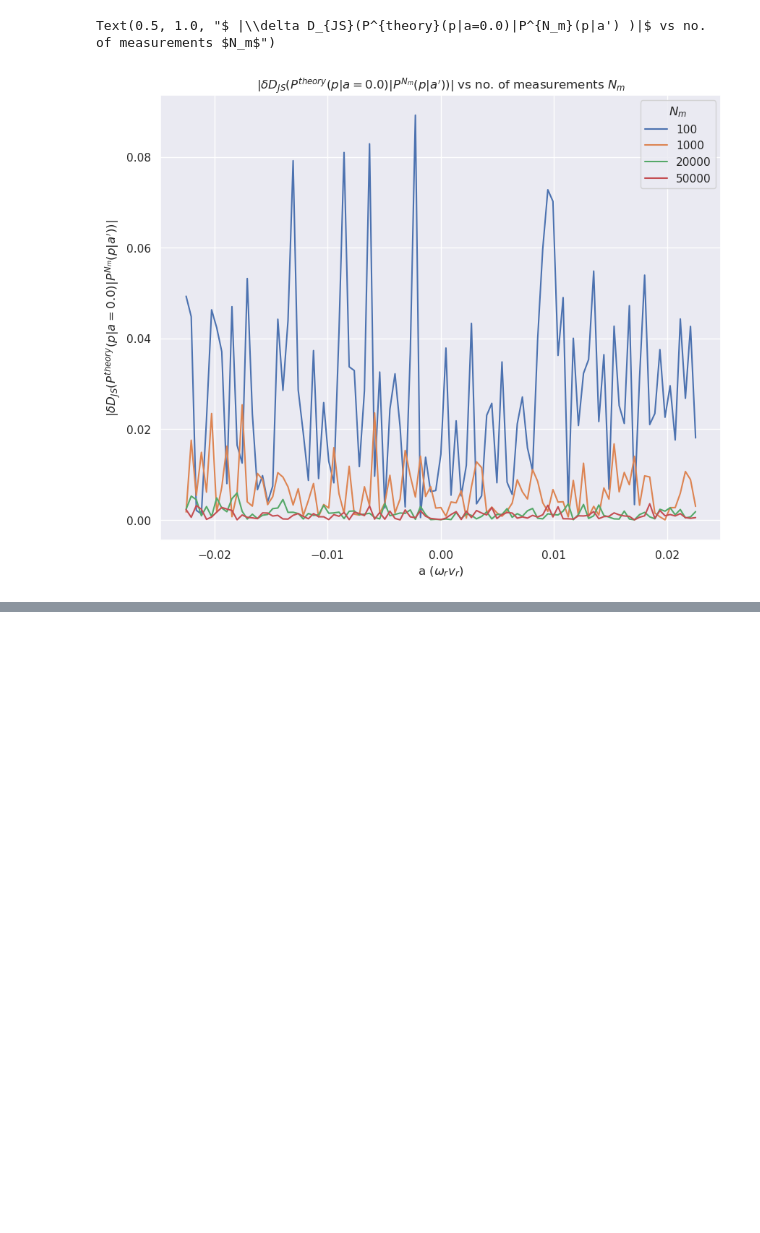
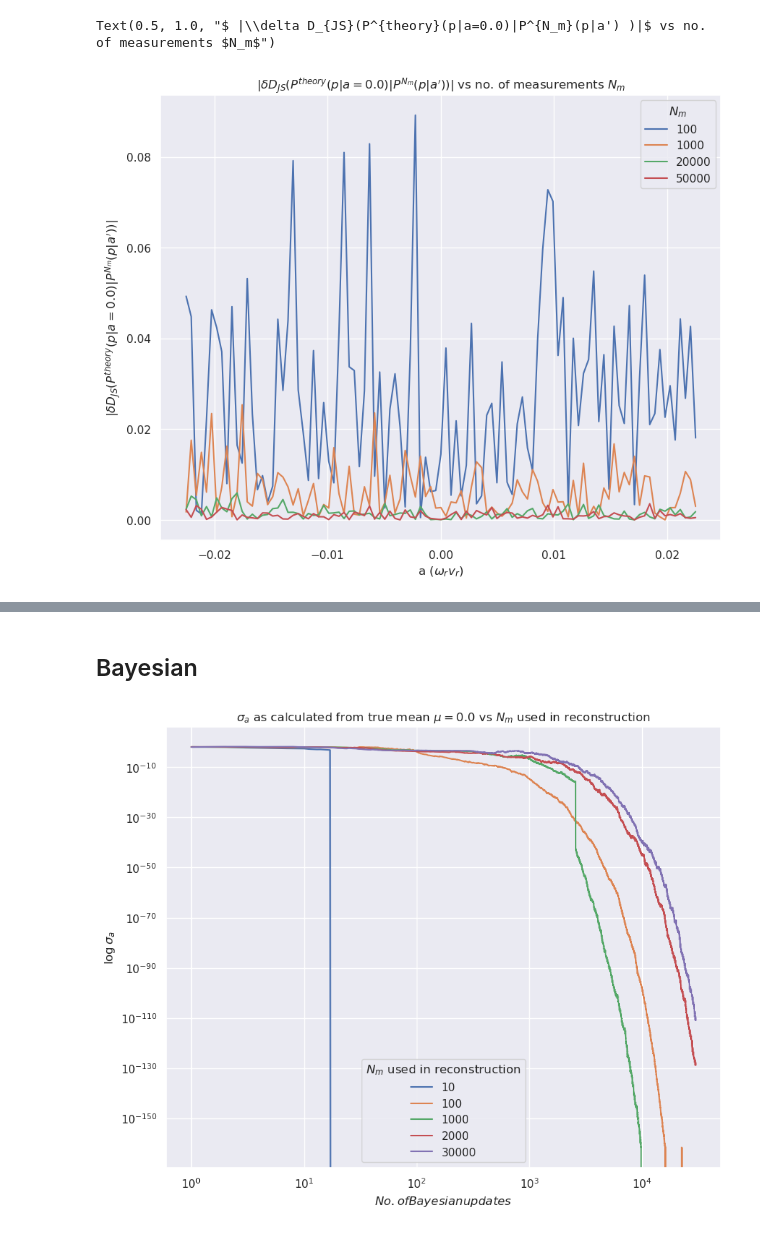
Before and after one commit to rootware/lattice_evolution, a Jupyter notebook: Python/Experimental_comparison.ipynb, the cells around one changed output, grey strips where cells are left out. Drawn from its saved outputs; the diff is of its cells as text; code cells hidden in the pictures; blank space fills up the shorter version.

Commit message:
Bayesian code --- needs debugging

```diff
--- a/Python/Experimental_comparison.ipynb
+++ b/Python/Experimental_comparison.ipynb
@@ -263,0 +303,68 @@ Text(0.5, 1.0, "$ |\\delta D_{JS}(P^{theory}(p|a=0.0)|P^{N_m}(p|a') )|$ vs no. o
+# %% [markdown]
+## Bayesian
+# %%
+
+PossibleMomentumOutcomes =np.array( [-10+2*i for i in range(0,11)]); # values of momentum in n\hbar k_L
+PossibleOutcomes = range(0,11);
+datamom =np.reshape( MomProb, ( AList.size, VList.size,11));
+fig= plt.figure(figsize=(10,8))
+P_actual=np.array(datamom[:,int(( VList.shape[0]-1)/2),:]); # Fix this hardcoded value #FUCK
+P_simulated = np.zeros(P_actual.shape);
+runs = np.array([ 10,100,1000,2000, 30000]);
+#runs=np.array([20000]);
+
+for r in runs:
+    for i in range(len(AList)):
+        P_actual[i]=P_actual[i]/np.sum(P_actual[i]);
+        #No errors
+
+        Runs=r; # How many simulated data do we want
+        outcomes = np.random.default_rng().choice(PossibleOutcomes,size=Runs, p = P_actual[i]);
+        unique, frequency = np.unique(outcomes, return_counts = True);
+        his = np.bincount(outcomes,minlength=11)
+        P_simulated[i] = his/np.sum(his)
+        #P_simulated[P_simulated==0.0]= 1.0*10**(-40);
+
+    Runs=30000; # How many simulated data do we want
+    outcomes_second = np.random.default_rng().choice(PossibleOutcomes,size=Runs, p = P_simulated[int(( AList.shape[0]-1)/2)]);
+    #unique, frequency = np.unique(outcomes_second, return_counts = True);
+
+
+    PaVprior = np.full(AList.size,1)/(AList.size);
+    np.sum(PaVprior)
+
+    stdTimeprob=[];
+    meanTime=[];
+    plotPaV=np.array([PaVprior]);
+
+    counter =0;
+    for m in outcomes_second:
+        for i in range(AList.size):
+            #indexpair = AVListIndex[i];
+            #MomentumProbabilities = MomProb[i];
+
+            #PaVprior[indexpair[0]] *= (MomentumProbabilities[m])
+            PaVprior[i] *= P_simulated[i,m];
+            PaVprior/=np.sum(PaVprior)
+
+        #counter+=1;
+        #if counter % 50 == 0:
+        #    plotPaV=np.append(plotPaV,[PaVprior], axis=0);
+
+
+
+        mean = np.dot(AList, PaVprior)#bayesian mean
+        truemean= AList[int((AList.shape[0]-1)/2)]# 0.0;#true mean
+        sq = np.dot (np.power(AList, 2), PaVprior)
+        meanTime.append(mean);
+        stdTimeprob.append(np.sqrt( sq- truemean**2));# true mean or bayesian mean
+
+    plt.loglog(range(1, len(outcomes_second)+1),np.array(stdTimeprob), label = str(r))
+    #plt.plot(range(1,len(outcomes_second)+1), np.log(np.abs(np.array(meanTime))), label = str(r))
+plt.ylabel("$\log \sigma_a$")
+plt.xlabel("$No. of Bayesian updates$")
+plt.legend(title="$N_m$ used in reconstruction")
+plt.title("$\sigma_a$ as calculated from true mean $\mu=0.0$ vs $N_m$ used in reconstruction")
+plt.show()
+# %% [output]
+[figure, added]
```
Also changed, not shown: parts of 7 cells of this notebook, 1 other file.
